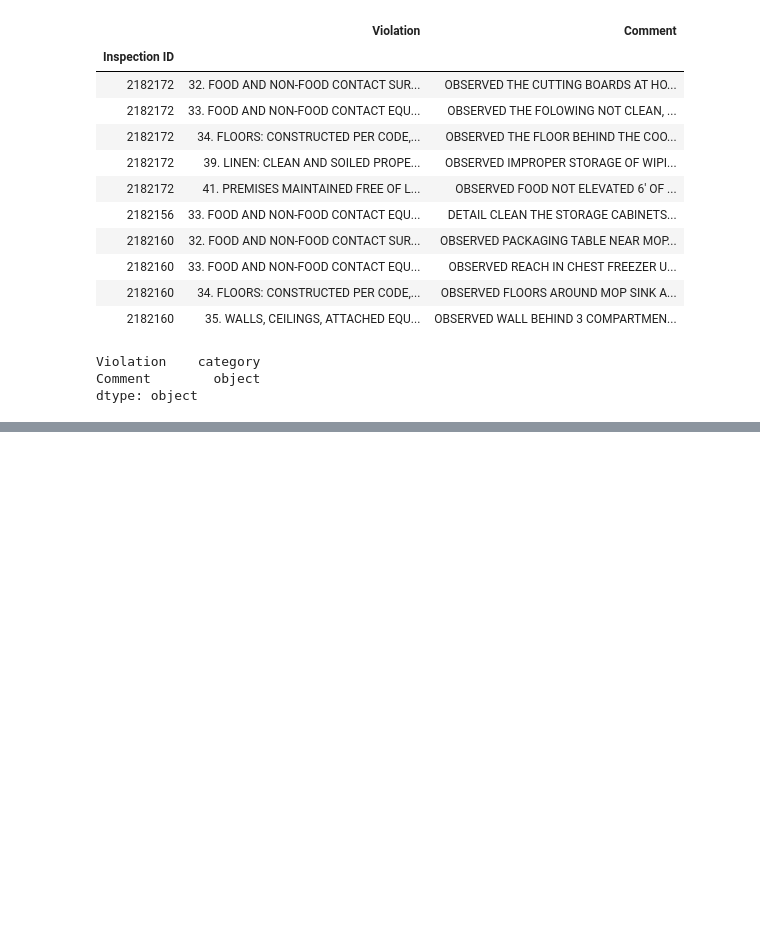
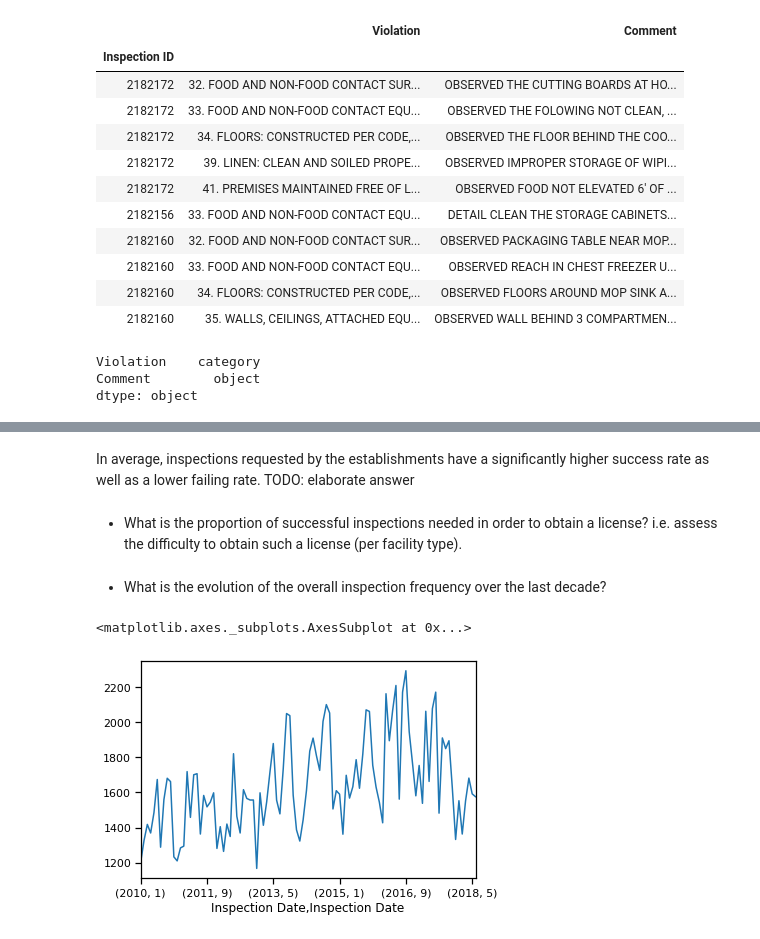
Before and after one commit to Gondolav/ADA-project, a Jupyter notebook: notebook.ipynb, the cells around one changed output, grey strips where cells are left out. Cells and saved outputs as stored; diff of their text form; code cells hidden in the pictures; blank space fills up the shorter version.

Commit message:
Answer some questions of milestone 1

```diff
--- a/notebook.ipynb
+++ b/notebook.ipynb
@@ -398,0 +477,11 @@ dtype: object
+# %% [markdown]
+In average, inspections requested by the establishments have a significantly higher success rate as well as a lower failing rate. TODO: elaborate answer
+# %% [markdown]
+- What is the proportion of successful inspections needed in order to obtain a license? i.e. assess the difficulty to obtain such a license (per facility type).
+# %% [markdown]
+- What is the evolution of the overall inspection frequency over the last decade?
+# %%
+df['Inspection Date'].groupby([df['Inspection Date'].dt.year, df['Inspection Date'].dt.month]).agg('count').plot()
+# %% [output]
+<matplotlib.axes._subplots.AxesSubplot at 0x...>
+[figure, added]
```
Also changed, not shown: parts of 13 cells of this notebook.
